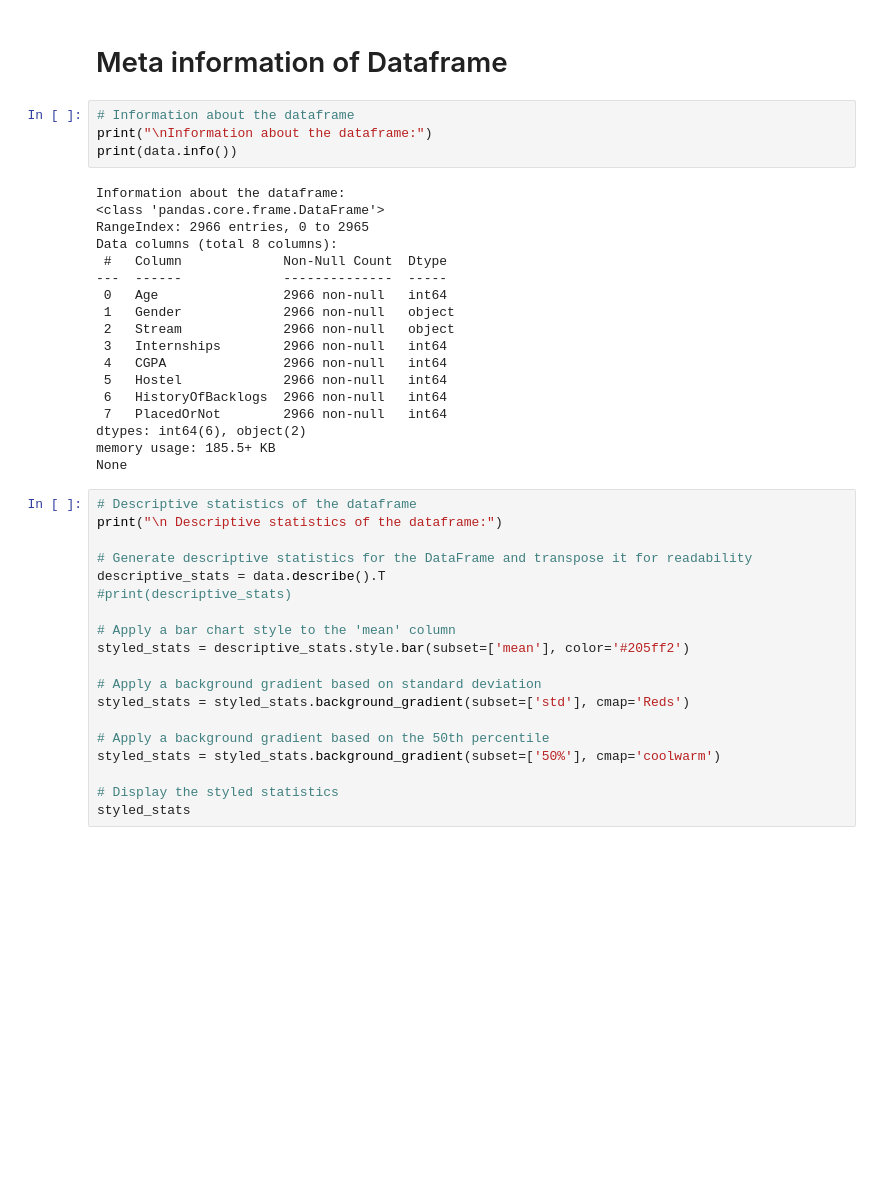
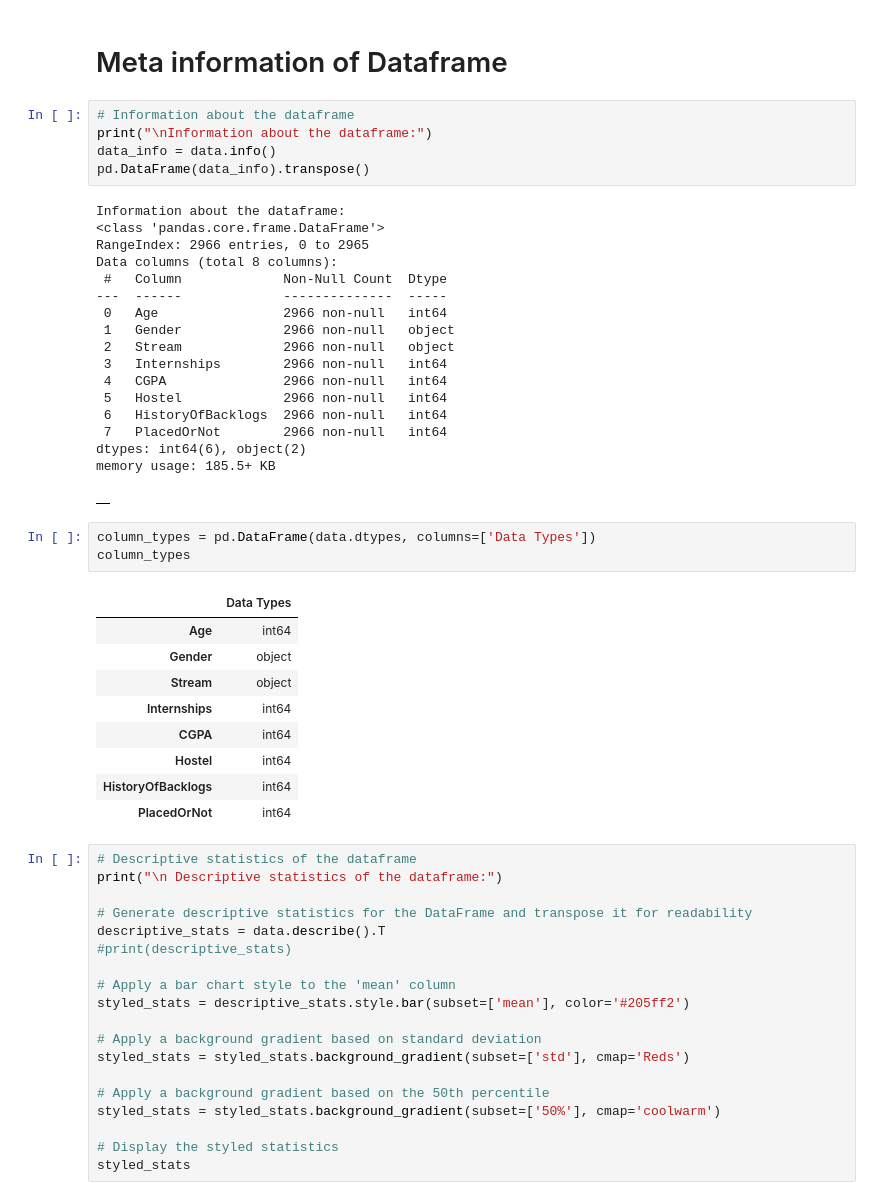
Before and after one commit to YumikoBejarano/CA1---Machine-Learning, a Jupyter notebook: CA1--Machine-Learning-YumikoBejarano.ipynb, the cells around one changed output. Drawn from its saved outputs; the diff is of its cells as text; blank space fills up the shorter version.

```diff
--- a/CA1--Machine-Learning-YumikoBejarano.ipynb
+++ b/CA1--Machine-Learning-YumikoBejarano.ipynb
@@ -98,7 +103,8 @@ First 5 records of the dataset:
 # %%
 # Information about the dataframe
 print("\nInformation about the dataframe:")
-print(data.info())
+data_info = data.info()
+pd.DataFrame(data_info).transpose()
 # %% [output]
 Information about the dataframe:
 <class 'pandas.core.frame.DataFrame'>
@@ -116,7 +122,20 @@ Data columns (total 8 columns):
  7   PlacedOrNot        2966 non-null   int64
 dtypes: int64(6), object(2)
 memory usage: 185.5+ KB
-None
+|  |
+# %%
+column_types = pd.DataFrame(data.dtypes, columns=['Data Types'])
+column_types
+# %% [output]
+|  | Data Types |
+| Age | int64 |
+| Gender | object |
+| Stream | object |
+| Internships | int64 |
+| CGPA | int64 |
+| Hostel | int64 |
+| HistoryOfBacklogs | int64 |
+| PlacedOrNot | int64 |
 # %%
 # Descriptive statistics of the dataframe
 print("\n Descriptive statistics of the dataframe:")
```
Also changed, not shown: parts of 21 cells of this notebook, 1 other file.
